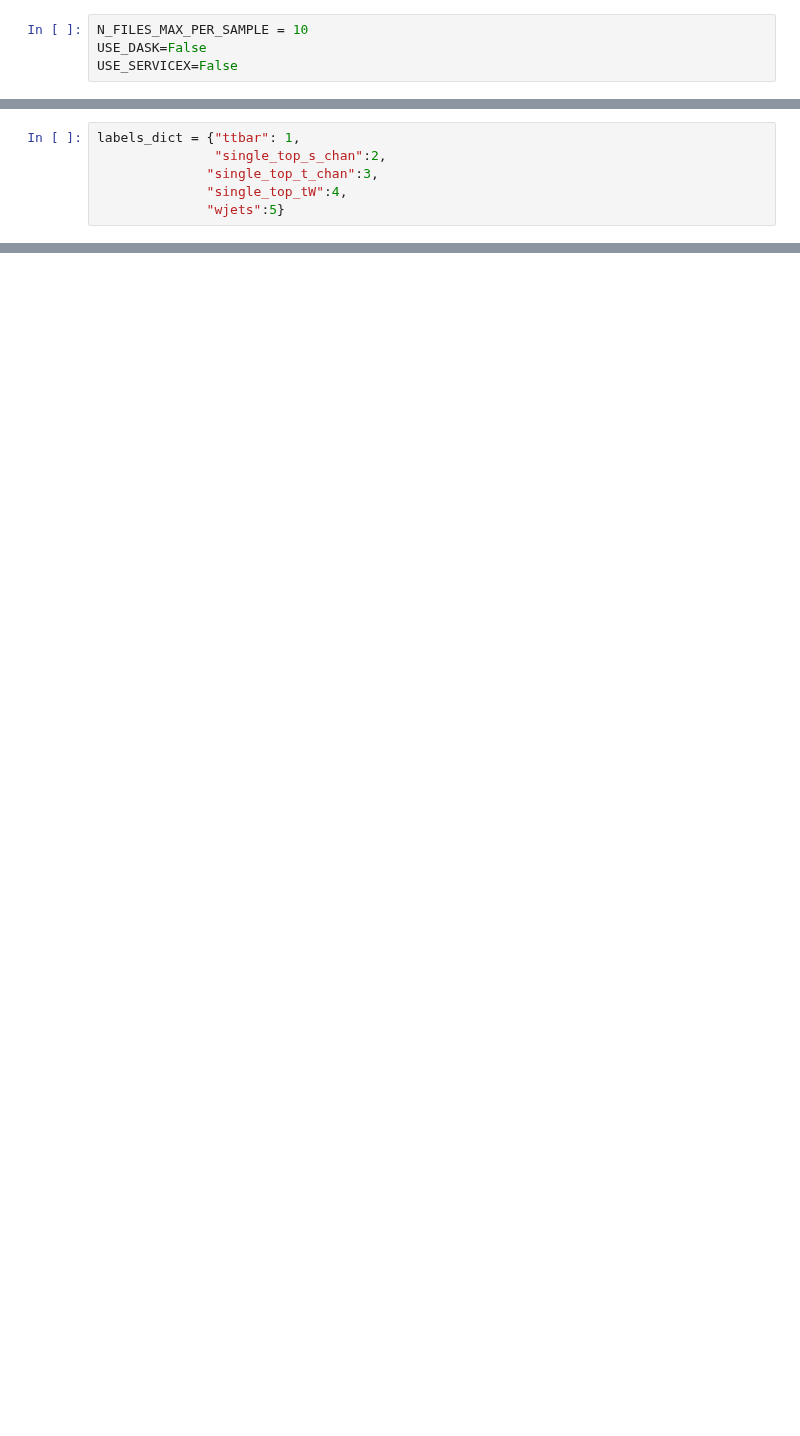
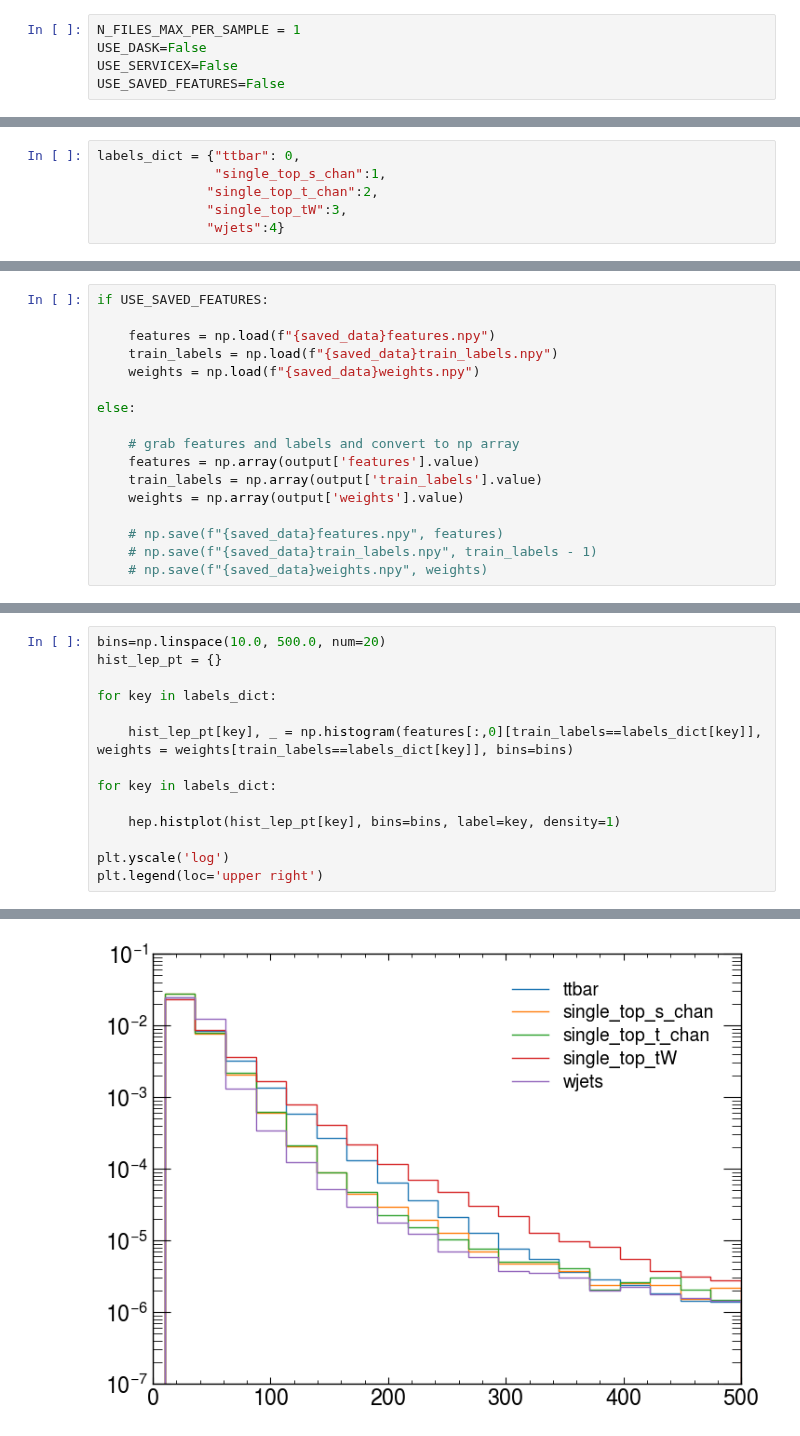
Before and after one commit to Ragansu/NSBI-workflow-tutorial, a Jupyter notebook: Data_Preprocessing.ipynb, the cells around one changed output, grey strips where cells are left out. Drawn from its saved outputs; the diff is of its cells as text; blank space fills up the shorter version.

```diff
--- a/Data_Preprocessing.ipynb
+++ b/Data_Preprocessing.ipynb
@@ -19,9 +22,10 @@ import utils
 
 logging.getLogger("cabinetry").setLevel(logging.INFO)
 # %%
-N_FILES_MAX_PER_SAMPLE = 10
+N_FILES_MAX_PER_SAMPLE = 1
 USE_DASK=False
 USE_SERVICEX=False
+USE_SAVED_FEATURES=False
 # %%
 fileset = utils.file_input.construct_fileset(
     N_FILES_MAX_PER_SAMPLE,
@@ -63,11 +67,11 @@ filemeta = run.preprocess(fileset, treename=treename)  # pre-processing
 [interactive output not drawn]
 [interactive output not drawn]
 # %%
-labels_dict = {"ttbar": 1,
-               "single_top_s_chan":2,
-              "single_top_t_chan":3,
-              "single_top_tW":4,
-              "wjets":5}
+labels_dict = {"ttbar": 0,
+               "single_top_s_chan":1,
+              "single_top_t_chan":2,
+              "single_top_tW":3,
+              "wjets":4}
 # %%
 # function to create column accumulator from list
 def col_accumulator(a):
@@ -209,0 +216,17 @@ weights = np.array(output['weights'].value)
+# %%
+if USE_SAVED_FEATURES:
+
+    features = np.load(f"{saved_data}features.npy")
+    train_labels = np.load(f"{saved_data}train_labels.npy")
+    weights = np.load(f"{saved_data}weights.npy")
+
+else:
+
+    # grab features and labels and convert to np array
+    features = np.array(output['features'].value)
+    train_labels = np.array(output['train_labels'].value)
+    weights = np.array(output['weights'].value)
+
+    # np.save(f"{saved_data}features.npy", features)
+    # np.save(f"{saved_data}train_labels.npy", train_labels - 1)
+    # np.save(f"{saved_data}weights.npy", weights)
@@ -209,0 +261,15 @@ weights = np.array(output['weights'].value)
+# %%
+bins=np.linspace(10.0, 500.0, num=20)
+hist_lep_pt = {}
+
+for key in labels_dict:
+
+    hist_lep_pt[key], _ = np.histogram(features[:,0][train_labels==labels_dict[key]], weights = weights[train_labels==labels_dict[key]], bins=bins)
+
+for key in labels_dict:
+
+    hep.histplot(hist_lep_pt[key], bins=bins, label=key, density=1)
+
+plt.yscale('log')
+plt.legend(loc='upper right')
+# %% [output]
@@ -209,0 +277 @@ weights = np.array(output['weights'].value)
+[figure, added]
```
Also changed, not shown: parts of 22 cells of this notebook.
